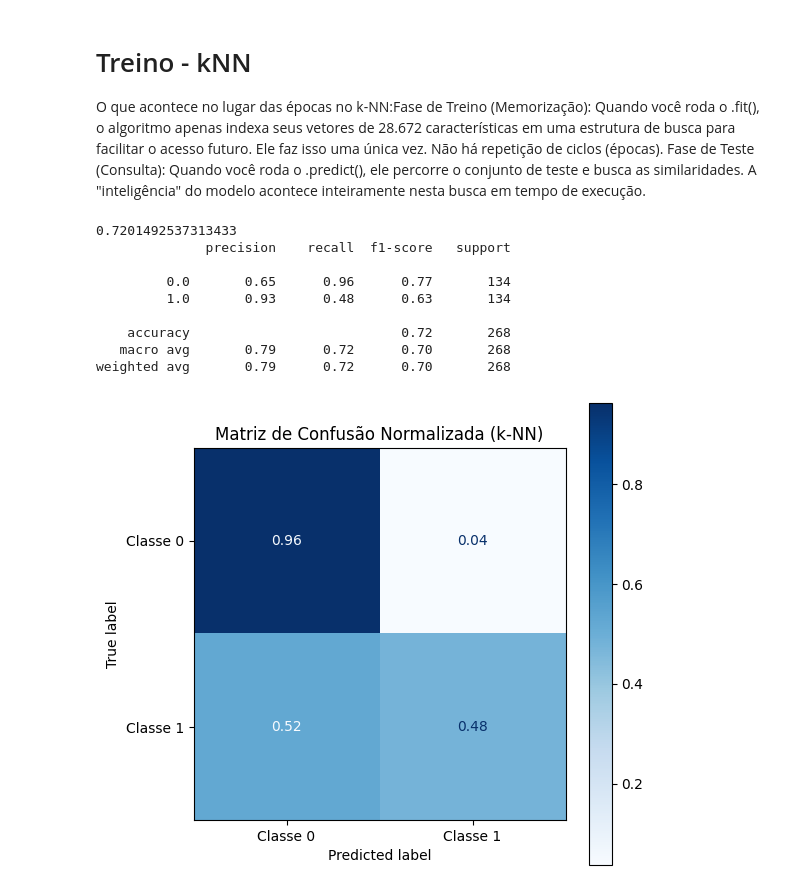
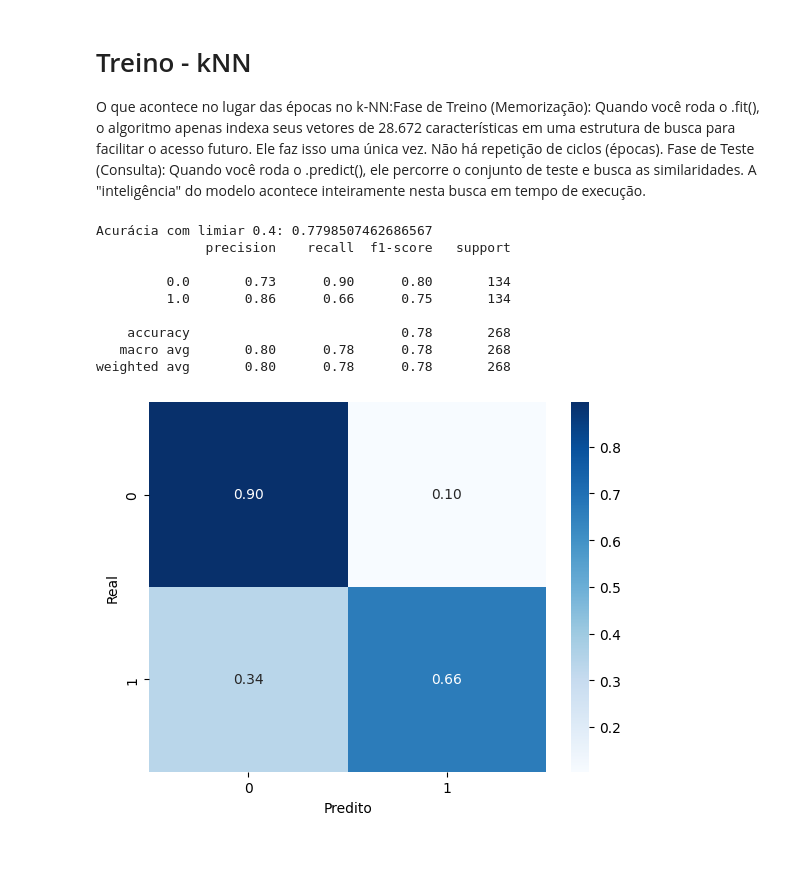
Before and after one commit to vitoriaferreirap/DeepLearning, a Jupyter notebook: MachineLearning/SistemasInteligentes/SistemasInteligentes_ClassificadorCavalos.ipynb, the cells around one changed output. Cells and saved outputs as stored; diff of their text form; code cells hidden in the pictures; blank space fills up the shorter version.

```diff
--- a/MachineLearning/SistemasInteligentes/SistemasInteligentes_ClassificadorCavalos.ipynb
+++ b/MachineLearning/SistemasInteligentes/SistemasInteligentes_ClassificadorCavalos.ipynb
@@ -692,44 +695,44 @@ from sklearn.metrics import classification_report, accuracy_score
 
 # Definição do Modelo
 # 'n_neighbors=5' parâmetro define a quantidade de "vizinhos" que o algoritmo consultará para tomar uma decisão.
-knn = KNeighborsClassifier(n_neighbors=5, metric='manhattan')
+knn = KNeighborsClassifier(n_neighbors=7, metric='manhattan')
 
 # Treino (O 'fit' mapeia os dados no espaço vetorial)
 knn.fit(X_train, y_train)
 
 # Predição
 # O modelo calcula a distância dos novos pontos (X_test) aos vizinhos mais próximos
-y_pred = knn.predict(X_test)
+y_probs = knn.predict_proba(X_test)
+
+# Agora o y_probs existe, e podemos aplicar o limiar
+limiar = 0.4
+y_pred_ajustado = (y_probs[:, 1] >= limiar).astype(int)
 
 # Avaliação
-print(accuracy_score(y_test, y_pred))
-print(classification_report(y_test, y_pred))
+print("Acurácia com limiar 0.4:", accuracy_score(y_test, y_pred_ajustado))
+print(classification_report(y_test, y_pred_ajustado))
 # %% [output]
-0.7201492537313433
+Acurácia com limiar 0.4: 0.7798507462686567
               precision    recall  f1-score   support
 
-         0.0       0.65      0.96      0.77       134
-         1.0       0.93      0.48      0.63       134
+         0.0       0.73      0.90      0.80       134
+         1.0       0.86      0.66      0.75       134
 
-    accuracy                           0.72       268
-   macro avg       0.79      0.72      0.70       268
-weighted avg       0.79      0.72      0.70       268
+    accuracy                           0.78       268
+   macro avg       0.80      0.78      0.78       268
+weighted avg       0.80      0.78      0.78       268
-# %%
-#Matriz Confusão
-import matplotlib.pyplot as plt
-from sklearn.metrics import confusion_matrix, ConfusionMatrixDisplay
-
-# Adicionamos o 'normalize' aqui.
-# 'true' normaliza pelas linhas (mostra a taxa de acerto/erro por classe real)
-cm = confusion_matrix(y_test, y_pred, normalize='true')
-
-# Plotar a matriz
-fig, ax = plt.subplots(figsize=(6, 6))
-# 'values_format' define que queremos 2 casas decimais (ex: 0.88)
-disp = ConfusionMatrixDisplay(confusion_matrix=cm, display_labels=['Classe 0', 'Classe 1'])
-disp.plot(cmap=plt.cm.Blues, ax=ax, values_format='.2f')
-
-plt.title("Matriz de Confusão Normalizada (k-NN)")
-plt.show()
-# %% [output]
-[figure, removed]
+# %%
+from sklearn.metrics import confusion_matrix
+import seaborn as sns
+import matplotlib.pyplot as plt
+
+# y_pred_ajustado, y_test deve ser um array de inteiros
+cm = confusion_matrix(y_test.astype(int), y_pred_ajustado.astype(int), normalize='true')
+
+# Plotar
+sns.heatmap(cm, annot=True, fmt='.2f', cmap='Blues')
+plt.ylabel('Real')
+plt.xlabel('Predito')
+plt.show()
+# %% [output]
+[figure, added]
```
Also changed, not shown: parts of 11 cells of this notebook.
